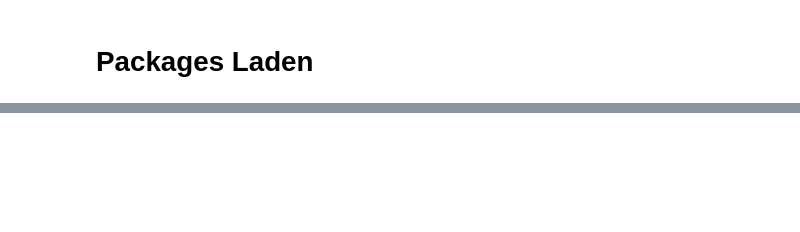
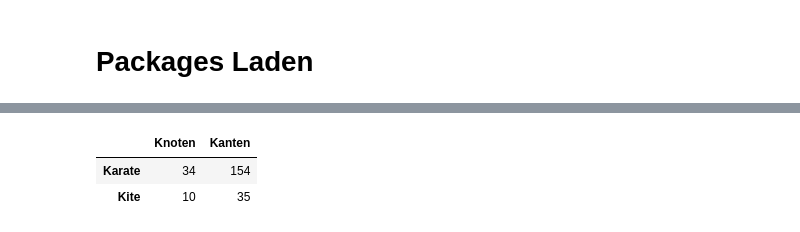
Before and after one commit to larsmoe/SAPS-BSDA-Kurs, a Jupyter notebook: Problemsets Python/PS_Nr_2_Python/PS_Nr_2_Python.ipynb, the cells around one changed output, grey strips where cells are left out. Cells and saved outputs as stored; diff of their text form; code cells hidden in the pictures; blank space fills up the shorter version.

```diff
--- a/Problemsets Python/PS_Nr_2_Python/PS_Nr_2_Python.ipynb
+++ b/Problemsets Python/PS_Nr_2_Python/PS_Nr_2_Python.ipynb
@@ -14,0 +23,8 @@ Laden Sie im folgenden Code-Chunk die drei Netzwerke, die wir im Folgenden betra
+# %%
+# {"5_1"}
+# Import des Karate Netzwerks
+karate = pd.read_csv("data/Karate/KARATE.csv", sep=";", header=None, names=['A','B'])
+kite = pd.read_csv("data/Kite/Kite.csv", sep=";", header=None, names=['A','B'])
+
+karate = karate.subtract(1)
+kite = kite.subtract(1)
@@ -14,0 +119,19 @@ Laden Sie im folgenden Code-Chunk die drei Netzwerke, die wir im Folgenden betra
+# %%
+# {"5_6"}
+#Bezüglich Graph kite:
+#Speichern Sie die Anzahl Knoten in der Variable v_kite
+v_kite = graph_kite.vcount()
+#Speichern Sie die Anzahl Kanten in der Variable e_kite
+e_kite = graph_kite.ecount()
+#Bezüglich Graph karate:
+#Speichern Sie die Anzahl Knoten in der Variable v_karate
+v_karate = graph_karate.vcount()
+#Speichern Sie die Anzahl Kanten in der Variable e_karate
+e_karate = graph_karate.ecount()
+#Übersichtliche Ausgabe der Zahlen
+df_karate_kite = pd.DataFrame([[v_karate, e_karate], [v_kite, e_kite]], columns=['Knoten', 'Kanten'], index=['Karate', 'Kite'])
+df_karate_kite
+# %% [output]
+|  | Knoten | Kanten |
+| Karate | 34 | 154 |
+| Kite | 10 | 35 |
```
Also changed, not shown: parts of 40 cells of this notebook, 11 other files.
